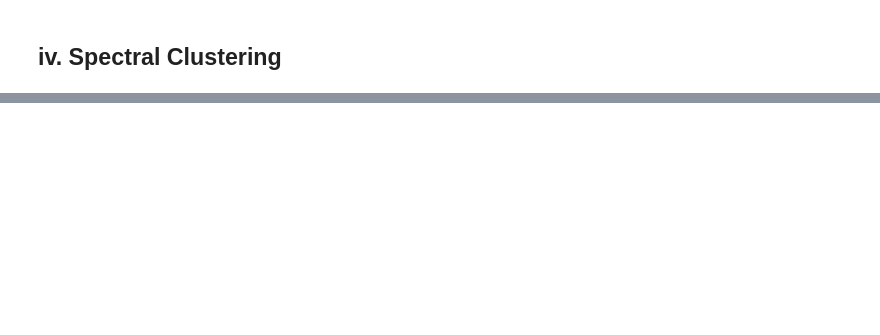
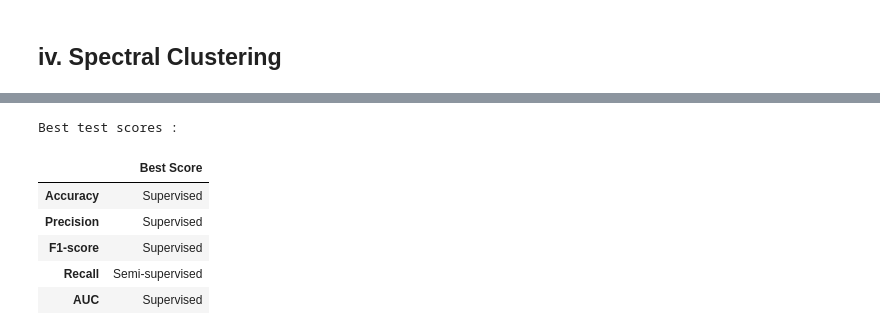
Before and after one commit to aishwarya-donegiri/Classification-on-Breast-Cancer-Wisconsin-Data-and-Active-Passive-Learning-on-Banknote-Dataset, a Jupyter notebook: notebook/Supervised, Semi-Supervised and Unsupervised Learning.ipynb, the cells around one changed output, grey strips where cells are left out. Saved outputs shown, nothing was run; the diff lists cells and outputs as text; code cells hidden in the pictures; blank space fills up the shorter version.

```diff
--- a/notebook/Supervised, Semi-Supervised and Unsupervised Learning.ipynb
+++ b/notebook/Supervised, Semi-Supervised and Unsupervised Learning.ipynb
@@ -758,0 +854,13 @@ Supervised Learning gives the best value for the average scores (accuracy, preci
+# %%
+print ("Best test scores : ")
+index=['Accuracy','Precision','F1-score','Recall','AUC']
+test_scores=['Supervised','Supervised','Supervised','Semi-supervised','Supervised']
+pd.DataFrame({'Best Score':test_scores},index=index)
+# %% [output]
+Best test scores :
+|  | Best Score |
+| Accuracy | Supervised |
+| Precision | Supervised |
+| F1-score | Supervised |
+| Recall | Semi-supervised |
+| AUC | Supervised |
```
Also changed, not shown: parts of 17 cells of this notebook.
